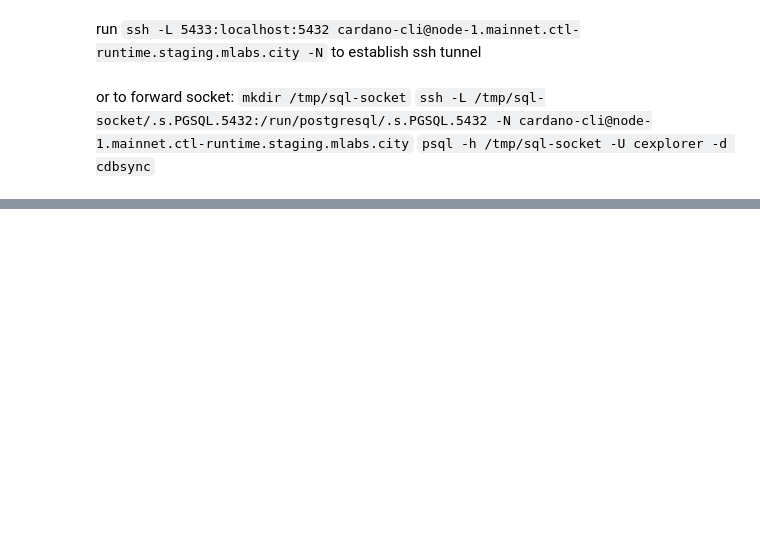
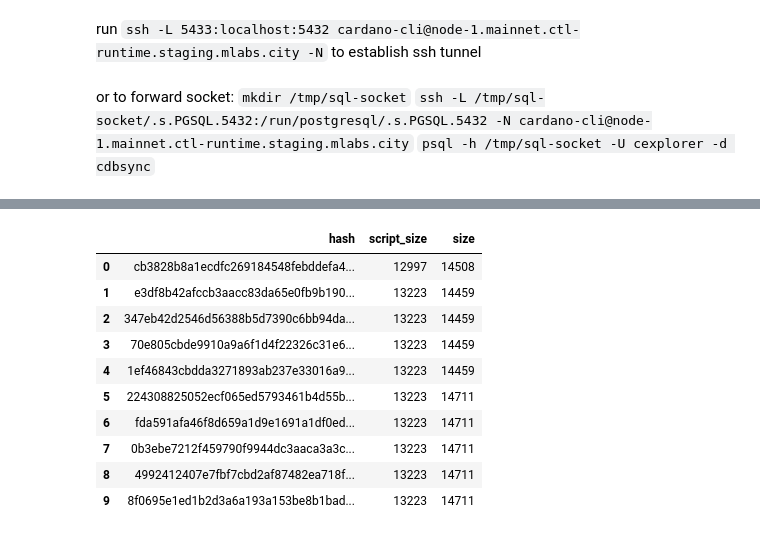
Before and after one commit to mlabs-haskell/congested-testnet, a Jupyter notebook: research/statistics.ipynb, the cells around one changed output, grey strips where cells are left out. Cells and saved outputs as stored; diff of their text form; code cells hidden in the pictures; blank space fills up the shorter version.

```diff
--- a/research/statistics.ipynb
+++ b/research/statistics.ipynb
@@ -26,0 +124,26 @@ conn.close()
+# %%
+
+temp = """
+SELECT
+    ENCODE(tx.hash, 'hex') AS hash,
+    tx.script_size,
+    tx.size
+
+
+FROM tx
+WHERE script_size > 12000
+LIMIT 10;
+"""
+pd.read_sql(temp,conn)
+# %% [output]
+|  | hash | script_size | size |
+| 0 | cb3828b8a1ecdfc269184548febddefa4... | 12997 | 14508 |
+| 1 | e3df8b42afccb3aacc83da65e0fb9b190... | 13223 | 14459 |
+| 2 | 347eb42d2546d56388b5d7390c6bb94da... | 13223 | 14459 |
+| 3 | 70e805cbde9910a9a6f1d4f22326c31e6... | 13223 | 14459 |
+| 4 | 1ef46843cbdda3271893ab237e33016a9... | 13223 | 14459 |
+| 5 | 224308825052ecf065ed5793461b4d55b... | 13223 | 14711 |
+| 6 | fda591afa46f8d659a1d9e1691a1df0ed... | 13223 | 14711 |
+| 7 | 0b3ebe7212f459790f9944dc3aaca3a3c... | 13223 | 14711 |
+| 8 | 4992412407e7fbf7cbd2af87482ea718f... | 13223 | 14711 |
+| 9 | 8f0695e1ed1b2d3a6a193a153be8b1bad... | 13223 | 14711 |
```
Also changed, not shown: parts of 11 cells of this notebook, 2 other files.
